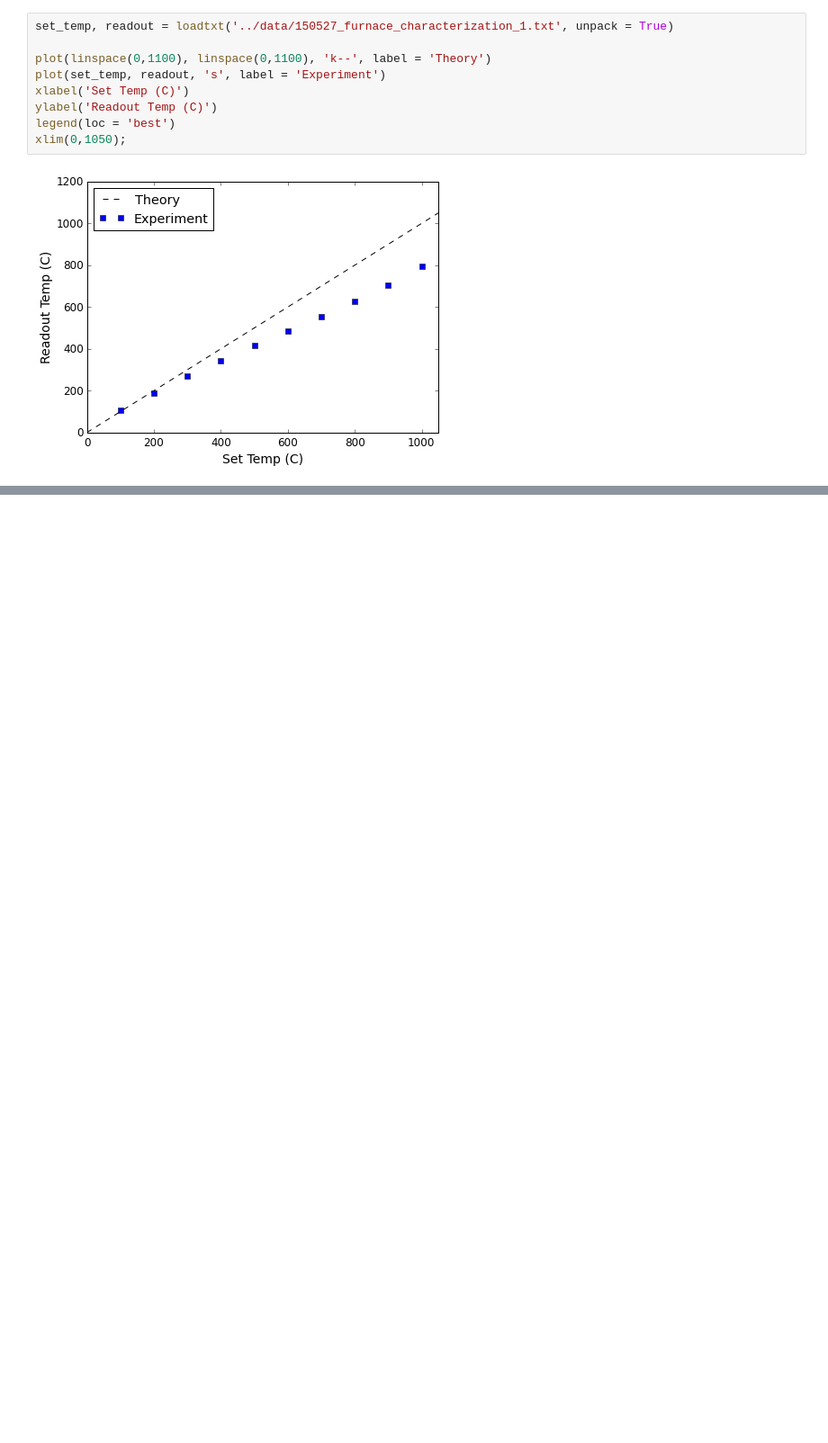
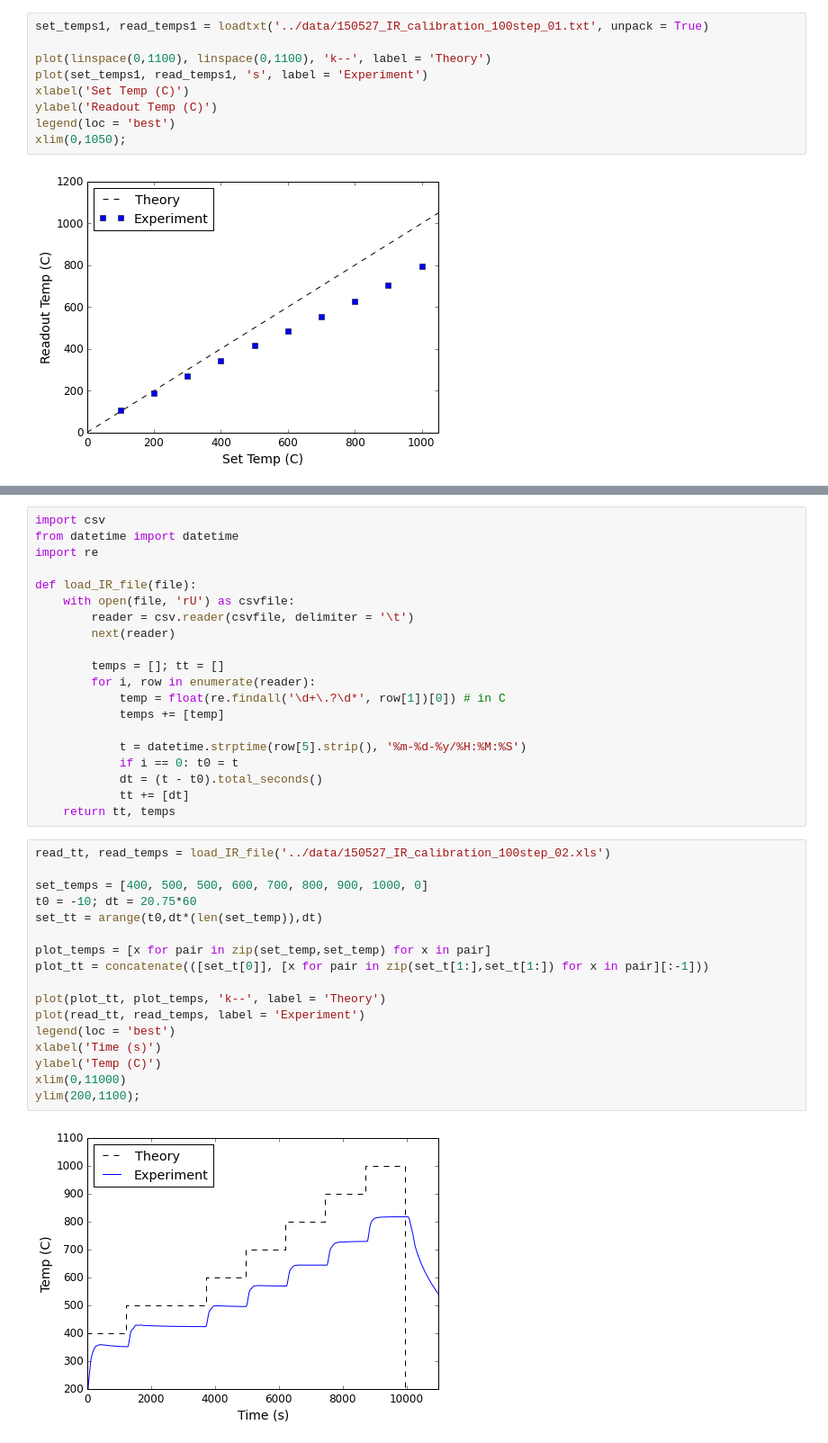
Before and after one commit to bhk37/CNT-Growths, a Jupyter notebook: notes/150527_furnace_characterization.ipynb, the cells around one changed output, grey strips where cells are left out. Shown: that part at 90% size. Cells and saved outputs as stored; diff of their text form; blank space fills up the shorter version.

```diff
--- a/notes/150527_furnace_characterization.ipynb
+++ b/notes/150527_furnace_characterization.ipynb
@@ -14,8 +13,8 @@ This is a preliminary characterization of the CNT furnace temperature profile us
 # %%
-set_temp, readout = loadtxt('../data/150527_furnace_characterization_1.txt', unpack = True)
+set_temps1, read_temps1 = loadtxt('../data/150527_IR_calibration_100step_01.txt', unpack = True)
 
 plot(linspace(0,1100), linspace(0,1100), 'k--', label = 'Theory')
-plot(set_temp, readout, 's', label = 'Experiment')
+plot(set_temps1, read_temps1, 's', label = 'Experiment')
 xlabel('Set Temp (C)')
 ylabel('Readout Temp (C)')
 legend(loc = 'best')
@@ -24,0 +28,39 @@ xlim(0,1050);
+# %%
+import csv
+from datetime import datetime
+import re
+
+def load_IR_file(file):
+    with open(file, 'rU') as csvfile:
+        reader = csv.reader(csvfile, delimiter = '\t')
+        next(reader)
+
+        temps = []; tt = []
+        for i, row in enumerate(reader):
+            temp = float(re.findall('\d+\.?\d*', row[1])[0]) # in C
+            temps += [temp]
+
+            t = datetime.strptime(row[5].strip(), '%m-%d-%y/%H:%M:%S')
+            if i == 0: t0 = t
+            dt = (t - t0).total_seconds()
+            tt += [dt]
+    return tt, temps
+# %%
+read_tt, read_temps = load_IR_file('../data/150527_IR_calibration_100step_02.xls')
+
+set_temps = [400, 500, 500, 600, 700, 800, 900, 1000, 0]
+t0 = -10; dt = 20.75*60
+set_tt = arange(t0,dt*(len(set_temp)),dt)
+
+plot_temps = [x for pair in zip(set_temp,set_temp) for x in pair]
+plot_tt = concatenate(([set_t[0]], [x for pair in zip(set_t[1:],set_t[1:]) for x in pair][:-1]))
+
+plot(plot_tt, plot_temps, 'k--', label = 'Theory')
+plot(read_tt, read_temps, label = 'Experiment')
+legend(loc = 'best')
+xlabel('Time (s)')
+ylabel('Temp (C)')
+xlim(0,11000)
+ylim(200,1100);
+# %% [output]
+[figure, added]
```
Also changed, not shown: parts of 6 cells of this notebook, 2 other files.
